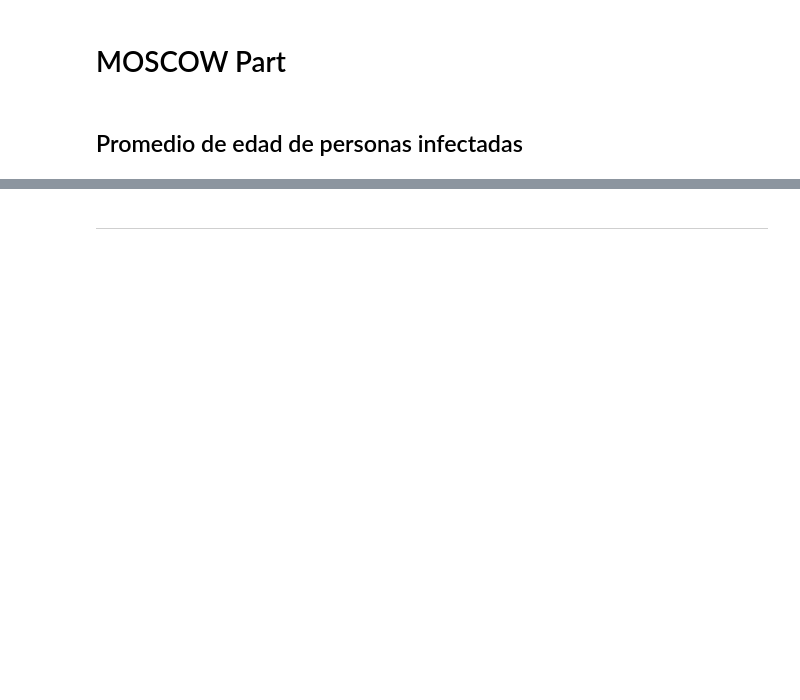
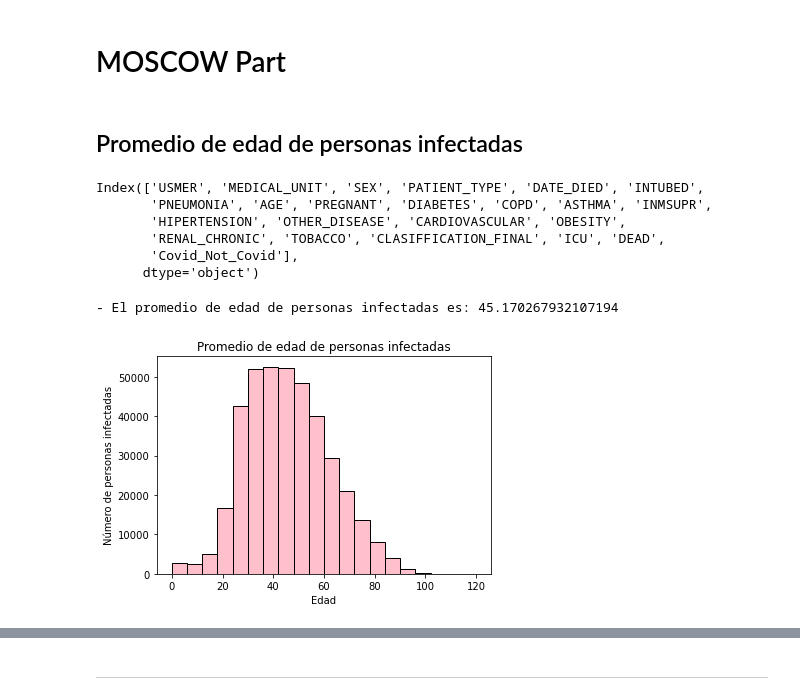
Before and after one commit to SamuelG0319/Final_Project_DS, a Jupyter notebook: cleanning-data.ipynb, the cells around one changed output, grey strips where cells are left out. Drawn from its saved outputs; the diff is of its cells as text; code cells hidden in the pictures; blank space fills up the shorter version.

```diff
--- a/cleanning-data.ipynb
+++ b/cleanning-data.ipynb
@@ -155,3 +155,34 @@ ___
 # MOSCOW Part
 # %% [markdown]
 ## Promedio de edad de personas infectadas
+# %%
+print(df_null.columns)
+# %% [output]
+Index(['USMER', 'MEDICAL_UNIT', 'SEX', 'PATIENT_TYPE', 'DATE_DIED', 'INTUBED',
+       'PNEUMONIA', 'AGE', 'PREGNANT', 'DIABETES', 'COPD', 'ASTHMA', 'INMSUPR',
+       'HIPERTENSION', 'OTHER_DISEASE', 'CARDIOVASCULAR', 'OBESITY',
+       'RENAL_CHRONIC', 'TOBACCO', 'CLASIFFICATION_FINAL', 'ICU', 'DEAD',
+       'Covid_Not_Covid'],
+      dtype='object')
+# %%
+# Filtra solo las filas donde Covid_Not_Covid es igual a 1 (infectado)
+personas_infectadas = df_null[df_null['Covid_Not_Covid'] == 1]
+
+# Calcula el promedio de la columna 'AGE' para las personas infectadas
+promedio_edad_personas_infectadas = personas_infectadas['AGE'].mean()
+
+print(f'- El promedio de edad de personas infectadas es: {promedio_edad_personas_infectadas}')
+
+# Crea un histograma de edades
+plt.hist(personas_infectadas['AGE'], bins=20, color='pink', edgecolor='black')
+
+# Etiquetas del gráfico
+plt.title('Promedio de edad de personas infectadas')
+plt.xlabel('Edad')
+plt.ylabel('Número de personas infectadas')
+
+# Muestra el gráfico
+plt.show()
+# %% [output]
+- El promedio de edad de personas infectadas es: 45.170267932107194
+[figure, added]
```
Also changed, not shown: parts of 29 cells of this notebook.
